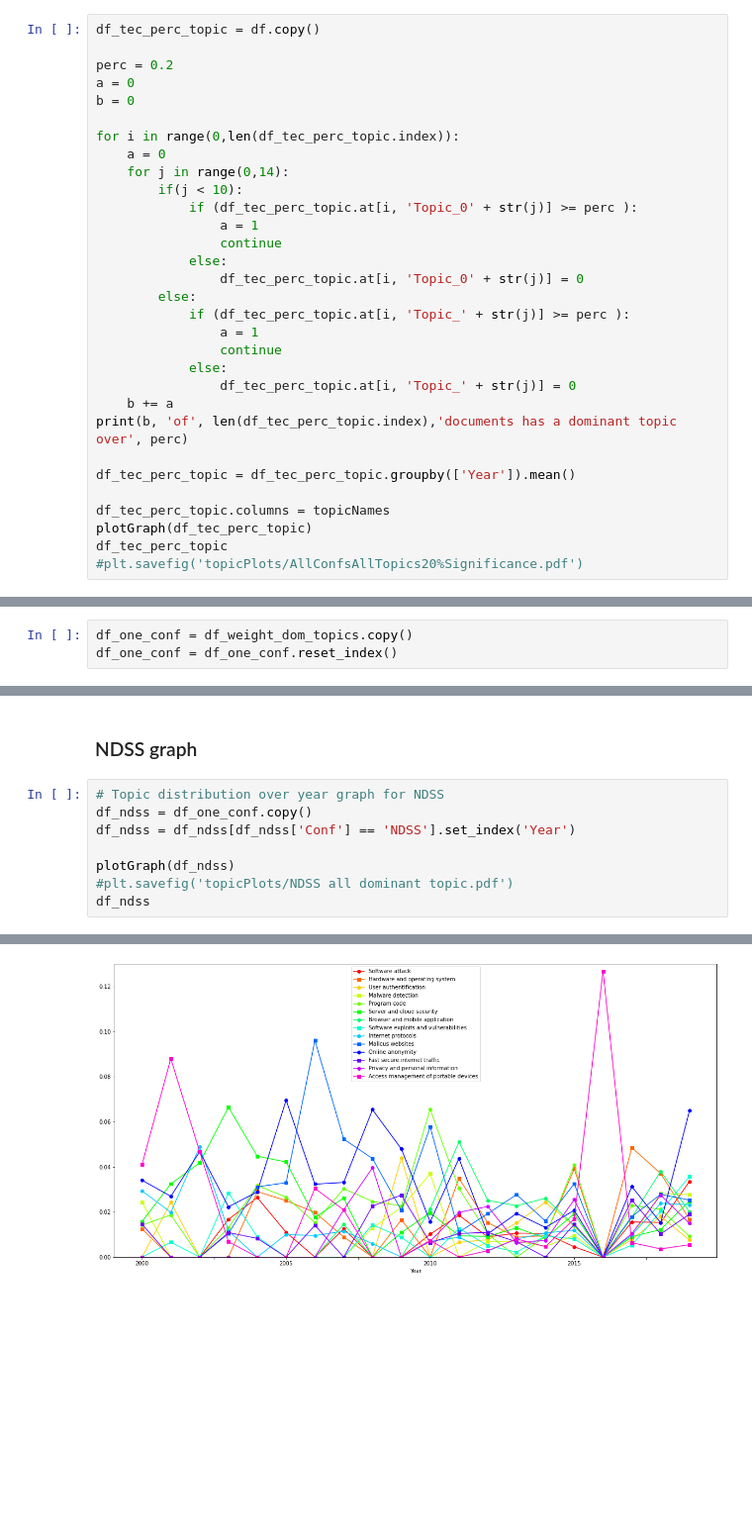
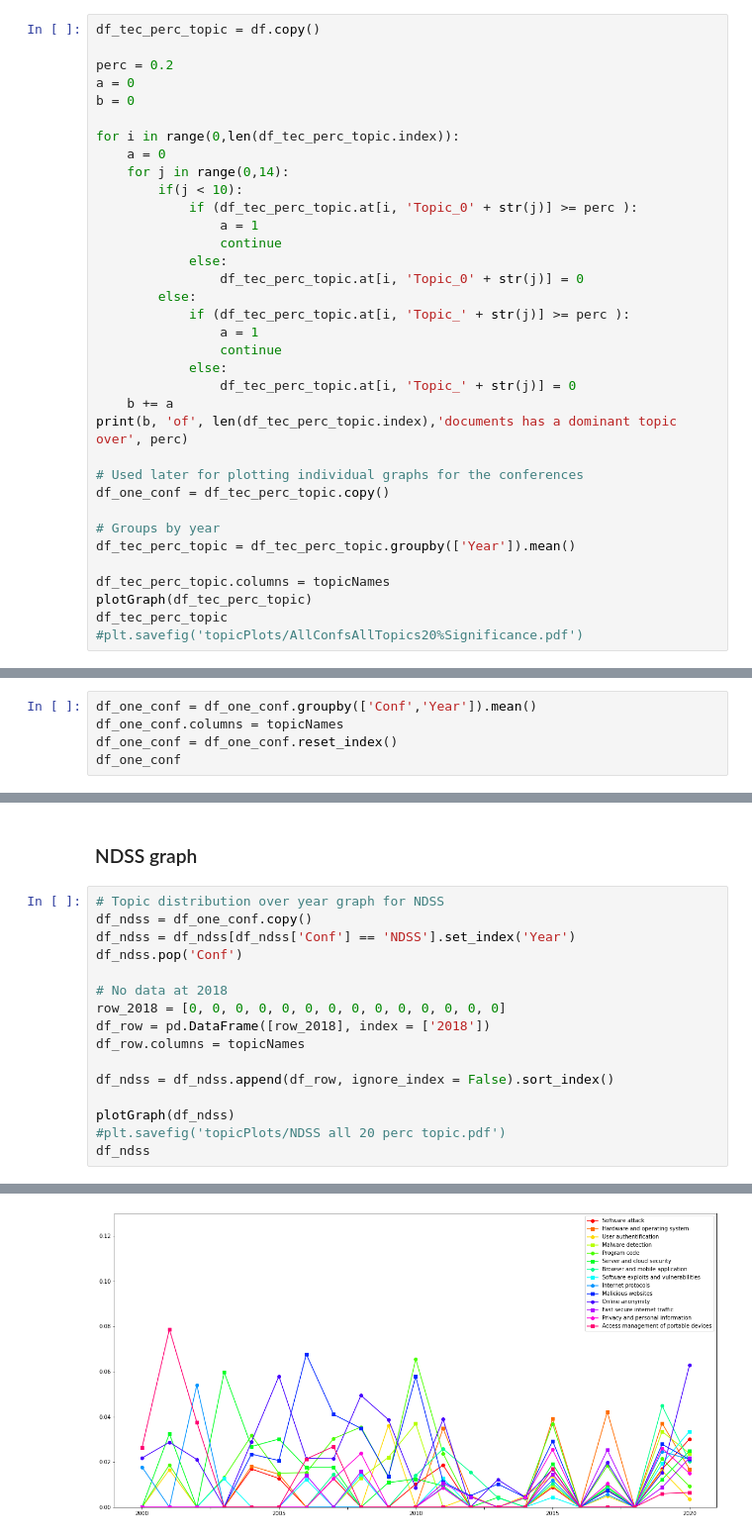
Before and after one commit to richard-johansson/topic_modeling, a Jupyter notebook: topicModeller2.0.ipynb, the cells around one changed output, grey strips where cells are left out. Shown at 99% size. Saved outputs shown, nothing was run; the diff lists cells and outputs as text; blank space fills up the shorter version.

```diff
--- a/topicModeller2.0.ipynb
+++ b/topicModeller2.0.ipynb
@@ -761,6 +784,10 @@ for i in range(0,len(df_tec_perc_topic.index)):
     b += a
 print(b, 'of', len(df_tec_perc_topic.index),'documents has a dominant topic over', perc)
 
+# Used later for plotting individual graphs for the conferences
+df_one_conf = df_tec_perc_topic.copy()
+
+# Groups by year
 df_tec_perc_topic = df_tec_perc_topic.groupby(['Year']).mean()
 
 df_tec_perc_topic.columns = topicNames
@@ -971,6 +998,8 @@ df_joined_year
 [figure]
 # %% [markdown]
 # Graphs per conference of dominant topic
-# %%
-df_one_conf = df_weight_dom_topics.copy()
-df_one_conf = df_one_conf.reset_index()
+# %%
+df_one_conf = df_one_conf.groupby(['Conf','Year']).mean()
+df_one_conf.columns = topicNames
+df_one_conf = df_one_conf.reset_index()
+df_one_conf
@@ -1070,8 +1113,16 @@ df_usenix
 # Topic distribution over year graph for NDSS
 df_ndss = df_one_conf.copy()
 df_ndss = df_ndss[df_ndss['Conf'] == 'NDSS'].set_index('Year')
+df_ndss.pop('Conf')
+
+# No data at 2018
+row_2018 = [0, 0, 0, 0, 0, 0, 0, 0, 0, 0, 0, 0, 0, 0]
+df_row = pd.DataFrame([row_2018], index = ['2018'])
+df_row.columns = topicNames
+
+df_ndss = df_ndss.append(df_row, ignore_index = False).sort_index()
 
 plotGraph(df_ndss)
-#plt.savefig('topicPlots/NDSS all dominant topic.pdf')
+#plt.savefig('topicPlots/NDSS all 20 perc topic.pdf')
 df_ndss
 # %% [output]
@@ -1096 +1146 @@ df_ndss
-[figure, old version]
+[figure, new version]
```
Also changed, not shown: parts of 10 cells of this notebook, 25 other files.
